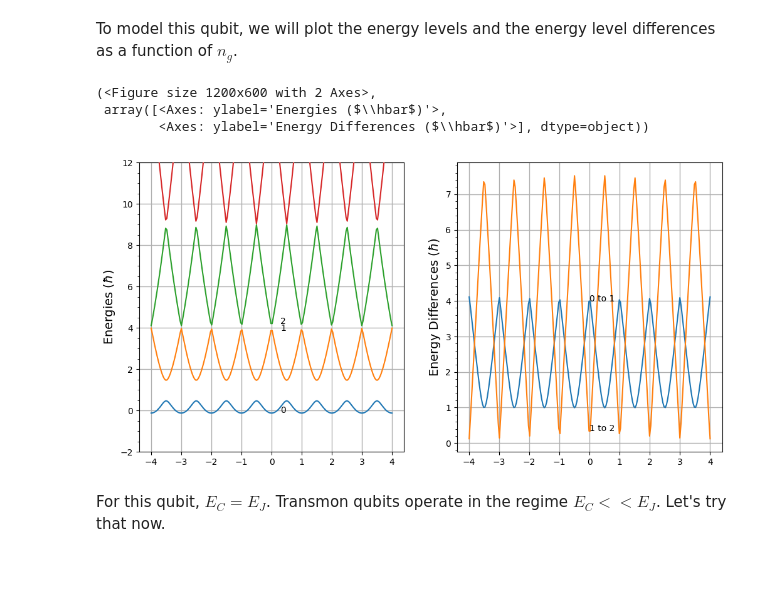
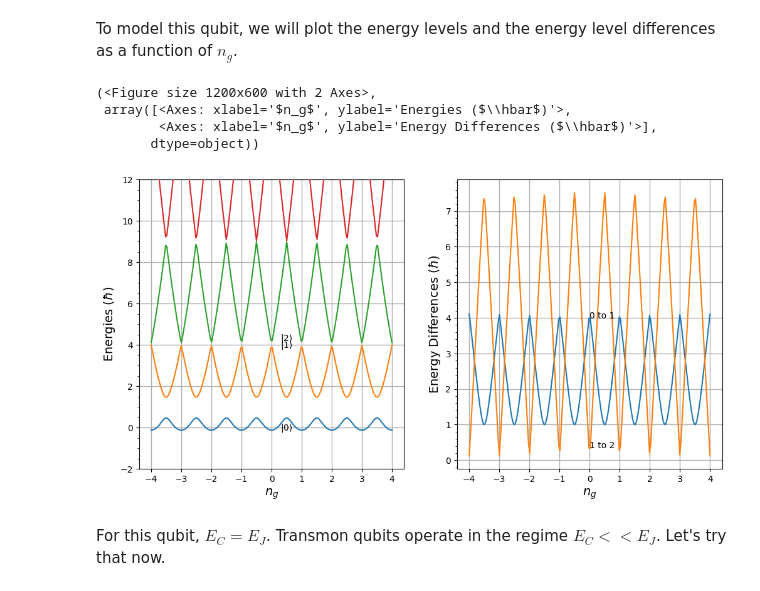
Before and after one commit to Khosmos3/Superconducting-Qubits, a Jupyter notebook: superconducting.ipynb, the cells around one changed output. Cells and saved outputs as stored; diff of their text form; code cells hidden in the pictures.

```diff
--- a/superconducting.ipynb
+++ b/superconducting.ipynb
@@ -228,23 +228,25 @@ def transmon_ng(Ec, Ej, ng, N):
 # %% [markdown]
 To model this qubit, we will plot the energy levels and the energy level differences as a function of $n_g$.
 # %%
-def plot_energy_as_function(x, energies, y_range=(-2, 12), levels = 2):
+def plot_energy_as_function(x, energies, y_range=(-2, 12), x_axis="", levels = 2):
 
     fig, ax = plt.subplots(1,2, figsize=(12,6))
 
     for i in range(len(energies[0])): # for each energy level, plot its curve
         ax[0].plot(x, energies[:, i], zorder=3)
     ax[0].set_ylabel(r'Energies ($\hbar$)', fontsize=14)
+    ax[0].set_xlabel(x_axis, fontsize=14)
     ax[0].grid(linestyle='-', linewidth=1)
     ax[0].set_ylim(y_range)
     for i in range(len(energies[0])):
-        ax[0].annotate(i, xy=(0.3, energies[len(energies[:,i])//2][i]))
+        ax[0].annotate(fr"|{i}$\rangle$", xy=(0.3, energies[len(energies[:,i])//2][i]))
     ax[0].yaxis.set_minor_locator(AutoMinorLocator())
 
     diffs = np.array([(np.delete(energies[i], 0) - np.delete(energies[i], len(energies[i])-1)) for i in range(len(energies[:,0]))])
     for i in range(levels):
         ax[1].plot(x, diffs[:,i], zorder=3)
     ax[1].set_ylabel(r'Energy Differences ($\hbar$)', fontsize=14)
+    ax[1].set_xlabel(x_axis, fontsize=14)
     ax[1].grid(linestyle='-', linewidth=1)
     for i in range(levels):
         ax[1].annotate(f"{i} to {i+1}", xy=(0, diffs[len(diffs[:,i])//2][i]))
@@ -254,17 +256,18 @@ def plot_energy_as_function(x, energies, y_range=(-2, 12), levels = 2):
 # %%
 Ec = 1
 Ej = 1
 all_ng = np.linspace(-4, 4, 200)
 N = 5
 
 energies = np.array([transmon_ng(Ec, Ej, ng, N).eigenenergies() for ng in all_ng])
 
-plot_energy_as_function(all_ng, energies, levels=2)
+plot_energy_as_function(all_ng, energies, x_axis=r"$n_g$")
 # %% [output]
 (<Figure size 1200x600 with 2 Axes>,
- array([<Axes: ylabel='Energies ($\\hbar$)'>,
-        <Axes: ylabel='Energy Differences ($\\hbar$)'>], dtype=object))
+ array([<Axes: xlabel='$n_g$', ylabel='Energies ($\\hbar$)'>,
+        <Axes: xlabel='$n_g$', ylabel='Energy Differences ($\\hbar$)'>],
+       dtype=object))
-[figure, old version]
+[figure, new version]
 # %% [markdown]
 For this qubit, $E_C = E_J$.  Transmon qubits operate in the regime $E_C << E_J$. Let's try that now.
 # %%
```
Also changed, not shown: parts of 5 cells of this notebook.
